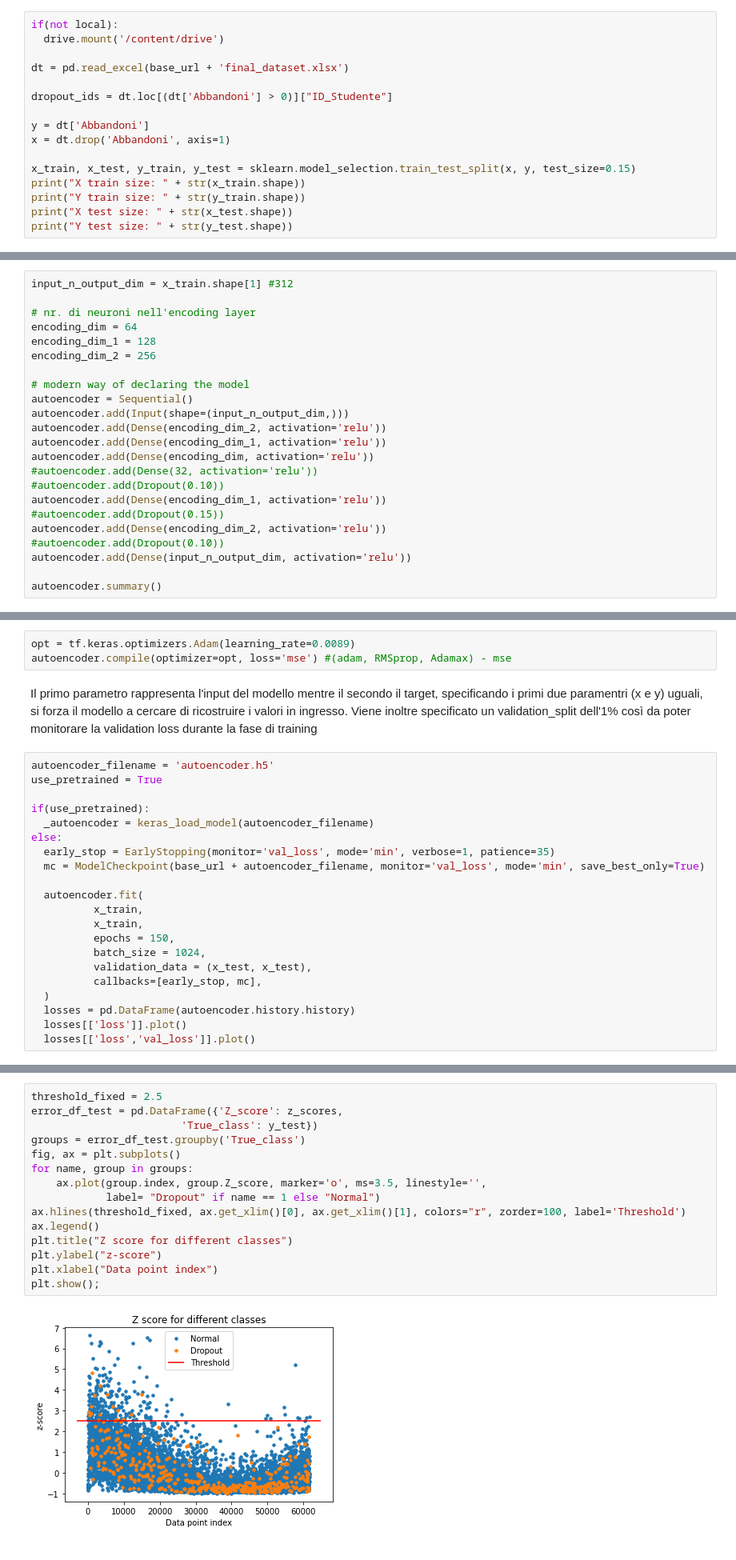
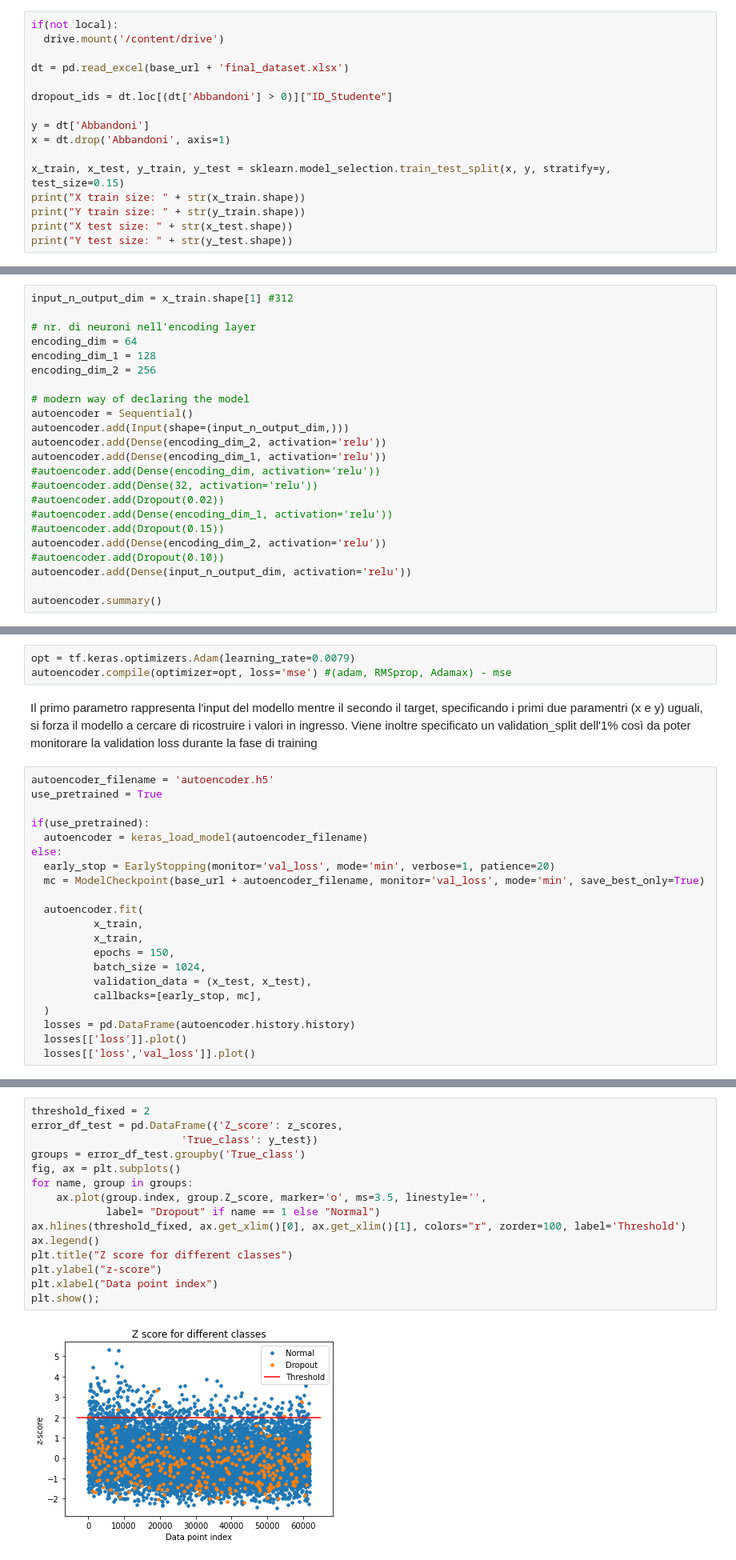
Before and after one commit to alepistola/AI-OkComputer, a Jupyter notebook: dropoutExplain.ipynb, the cells around one changed output, grey strips where cells are left out. Shown at 80% size. Cells and saved outputs as stored; diff of their text form.

```diff
--- a/dropoutExplain.ipynb
+++ b/dropoutExplain.ipynb
@@ -364,7 +366,7 @@ dropout_ids = dt.loc[(dt['Abbandoni'] > 0)]["ID_Studente"]
 y = dt['Abbandoni']
 x = dt.drop('Abbandoni', axis=1)
 
-x_train, x_test, y_train, y_test = sklearn.model_selection.train_test_split(x, y, test_size=0.15)
+x_train, x_test, y_train, y_test = sklearn.model_selection.train_test_split(x, y, stratify=y, test_size=0.15)
 print("X train size: " + str(x_train.shape))
 print("Y train size: " + str(y_train.shape))
 print("X test size: " + str(x_test.shape))
@@ -499,10 +501,10 @@ autoencoder = Sequential()
 autoencoder.add(Input(shape=(input_n_output_dim,)))
 autoencoder.add(Dense(encoding_dim_2, activation='relu'))
 autoencoder.add(Dense(encoding_dim_1, activation='relu'))
-autoencoder.add(Dense(encoding_dim, activation='relu'))
+#autoencoder.add(Dense(encoding_dim, activation='relu'))
 #autoencoder.add(Dense(32, activation='relu'))
-#autoencoder.add(Dropout(0.10))
-autoencoder.add(Dense(encoding_dim_1, activation='relu'))
+#autoencoder.add(Dropout(0.02))
+#autoencoder.add(Dense(encoding_dim_1, activation='relu'))
 #autoencoder.add(Dropout(0.15))
 autoencoder.add(Dense(encoding_dim_2, activation='relu'))
 #autoencoder.add(Dropout(0.10))
@@ -533,7 +535,7 @@ _________________________________________________________________
 Il modello viene addestrato usando come funzione di costo la *mse* (mean squared error) e come ottimizzatore si è scelto di utilizzare Adam (Adaptive moment estimation).
 Il numero delle epoche è 30 e come batch size si è scelto 256
 # %%
-opt = tf.keras.optimizers.Adam(learning_rate=0.0089)
+opt = tf.keras.optimizers.Adam(learning_rate=0.0079)
 autoencoder.compile(optimizer=opt, loss='mse') #(adam, RMSprop, Adamax) - mse
 # %% [markdown]
 Il primo parametro rappresenta l'input del modello mentre il secondo il target, specificando i primi due paramentri (x e y) uguali, si forza il modello a cercare di ricostruire i valori in ingresso.
@@ -543,9 +545,9 @@ autoencoder_filename = 'autoencoder.h5'
 use_pretrained = True
 
 if(use_pretrained):
-  _autoencoder = keras_load_model(autoencoder_filename)
+  autoencoder = keras_load_model(autoencoder_filename)
 else:
-  early_stop = EarlyStopping(monitor='val_loss', mode='min', verbose=1, patience=35)
+  early_stop = EarlyStopping(monitor='val_loss', mode='min', verbose=1, patience=20)
   mc = ModelCheckpoint(base_url + autoencoder_filename, monitor='val_loss', mode='min', save_best_only=True)
 
   autoencoder.fit(
@@ -589,22 +571,22 @@ reconstructed = autoencoder.predict(x_test)
 mse = np.sum(np.power(x_test - reconstructed, 2), axis=1)
 z_scores = Z_Score(mse)
 # %%
-threshold_fixed = 2.5
+threshold_fixed = 2
 error_df_test = pd.DataFrame({'Z_score': z_scores,
                         'True_class': y_test})
 groups = error_df_test.groupby('True_class')
 fig, ax = plt.subplots()
 for name, group in groups:
     ax.plot(group.index, group.Z_score, marker='o', ms=3.5, linestyle='',
             label= "Dropout" if name == 1 else "Normal")
 ax.hlines(threshold_fixed, ax.get_xlim()[0], ax.get_xlim()[1], colors="r", zorder=100, label='Threshold')
 ax.legend()
 plt.title("Z score for different classes")
 plt.ylabel("z-score")
 plt.xlabel("Data point index")
 plt.show();
 # %% [output]
-[figure, old version]
+[figure, new version]
 # %%
 pred_y = [1 if e > threshold_fixed else 0 for e in error_df_test.Z_score.values]
 conf_matrix = confusion_matrix(error_df_test.True_class, pred_y)
```
Also changed, not shown: parts of 17 cells of this notebook.
